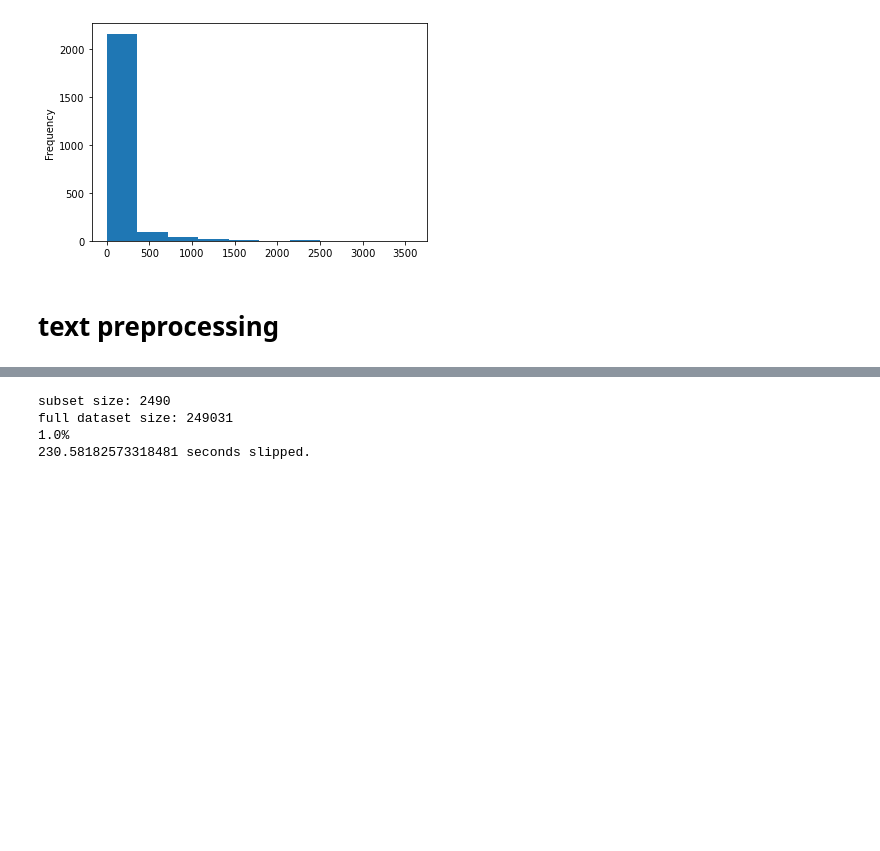
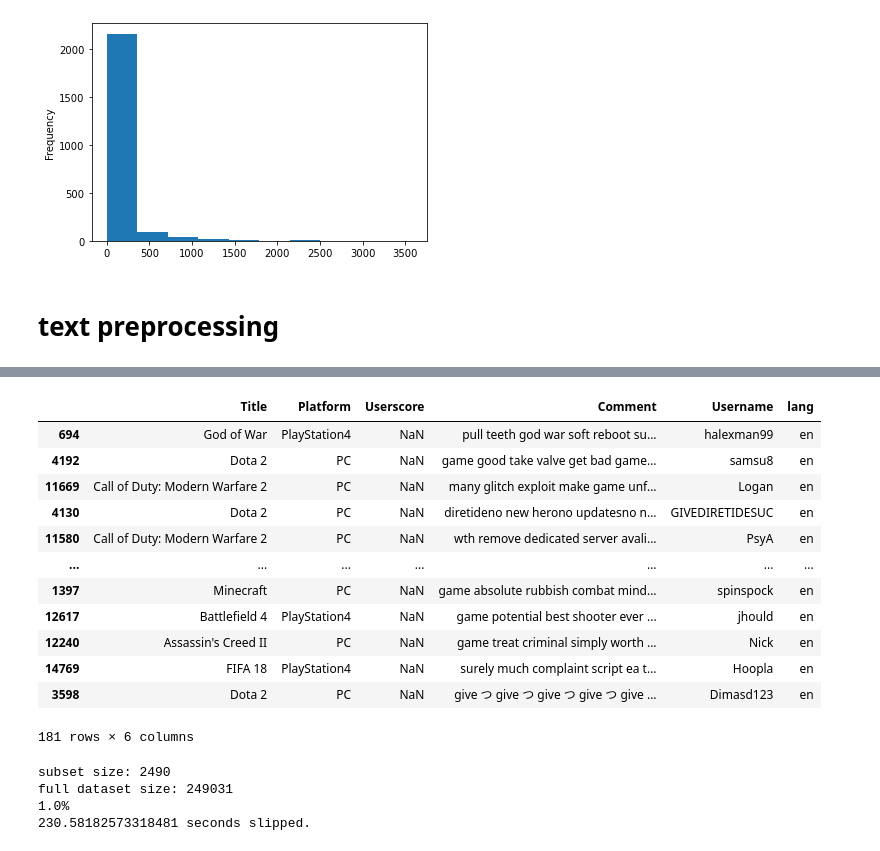
Before and after one commit to vivyhasadream/Game_Recommender_System_W_Sentimental_Analyzer, a Jupyter notebook: 2_EDA_NLP_metacritic.ipynb, the cells around one changed output, grey strips where cells are left out. Drawn from its saved outputs; the diff is of its cells as text; code cells hidden in the pictures; blank space fills up the shorter version.

Commit message:
impute the nan for recommendation system

```diff
--- a/2_EDA_NLP_metacritic.ipynb
+++ b/2_EDA_NLP_metacritic.ipynb
@@ -212,0 +231,2 @@ def subset_and_process(p, df, colname):
+# %%
+df_ready_for_impute = subset_and_process(0.01,df_need_proc,'Comment')
@@ -212,0 +244,16 @@ def subset_and_process(p, df, colname):
+# %%
+df_ready_for_impute
+# %% [output]
+|  | Title | Platform | Userscore | Comment | Username | lang |
+| 694 | God of War | PlayStation4 | NaN | pull teeth god war soft reboot su... | halexman99 | en |
+| 4192 | Dota 2 | PC | NaN | game good take valve get bad game... | samsu8 | en |
+| 11669 | Call of Duty: Modern Warfare 2 | PC | NaN | many glitch exploit make game unf... | Logan | en |
+| 4130 | Dota 2 | PC | NaN | diretideno new herono updatesno n... | GIVEDIRETIDESUC | en |
+| 11580 | Call of Duty: Modern Warfare 2 | PC | NaN | wth remove dedicated server avali... | PsyA | en |
+| ... | ... | ... | ... | ... | ... | ... |
+| 1397 | Minecraft | PC | NaN | game absolute rubbish combat mind... | spinspock | en |
+| 12617 | Battlefield 4 | PlayStation4 | NaN | game potential best shooter ever ... | jhould | en |
+| 12240 | Assassin's Creed II | PC | NaN | game treat criminal simply worth ... | Nick | en |
+| 14769 | FIFA 18 | PlayStation4 | NaN | surely much complaint script ea t... | Hoopla | en |
+| 3598 | Dota 2 | PC | NaN | give つ give つ give つ give つ give ... | Dimasd123 | en |
+181 rows × 6 columns
```
Also changed, not shown: parts of 5 cells of this notebook, 3 other files.
